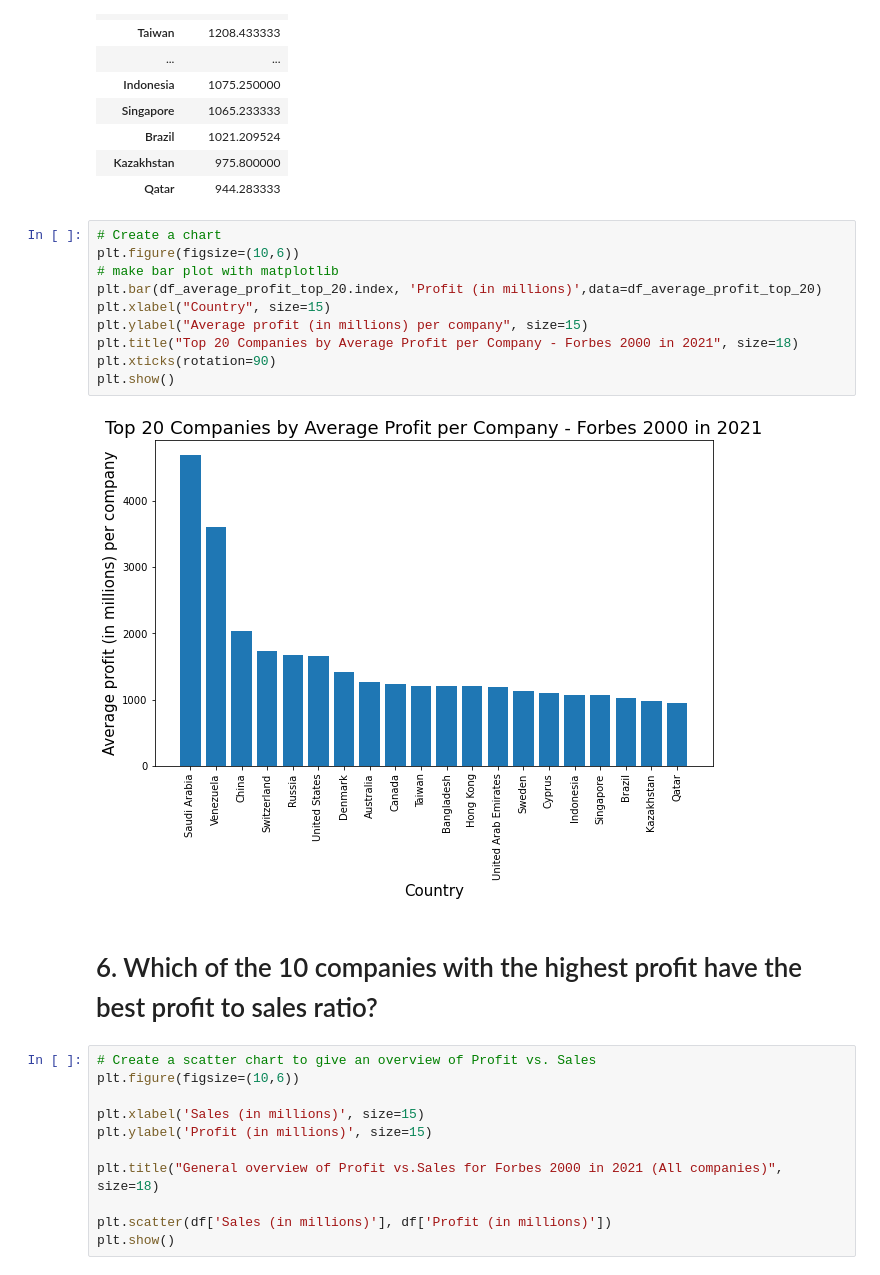
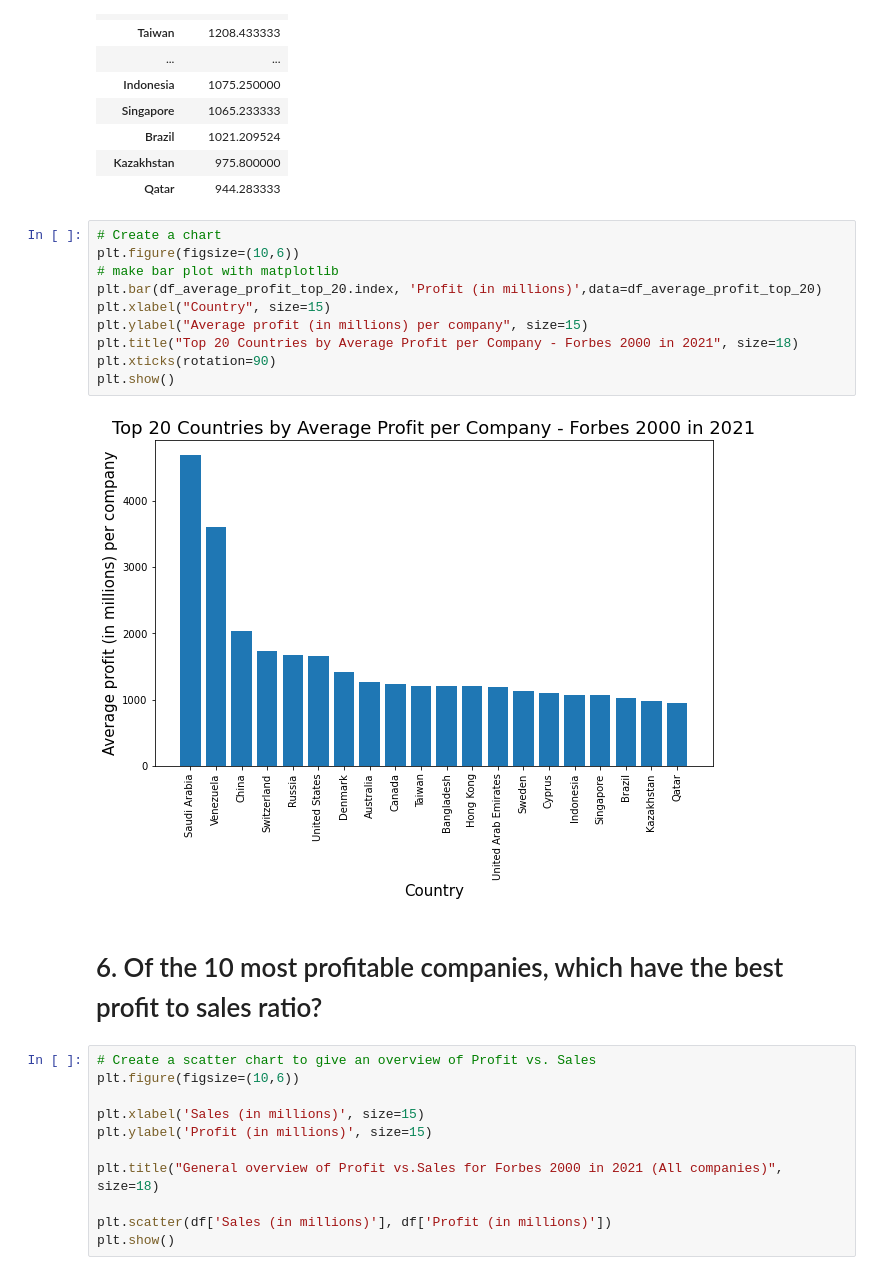
Before and after one commit to richardgourley/fortune-global-2000-in-2021, a Jupyter notebook: 4-visualizations.ipynb, the cells around one changed output. Drawn from its saved outputs; the diff is of its cells as text.

```diff
--- a/4-visualizations.ipynb
+++ b/4-visualizations.ipynb
@@ -175,17 +175,17 @@ df_average_profit_top_20
 # %%
 # Create a chart
 plt.figure(figsize=(10,6))
 # make bar plot with matplotlib
 plt.bar(df_average_profit_top_20.index, 'Profit (in millions)',data=df_average_profit_top_20)
 plt.xlabel("Country", size=15)
 plt.ylabel("Average profit (in millions) per company", size=15)
-plt.title("Top 20 Companies by Average Profit per Company - Forbes 2000 in 2021", size=18)
+plt.title("Top 20 Countries by Average Profit per Company - Forbes 2000 in 2021", size=18)
 plt.xticks(rotation=90)
 plt.show()
 # %% [output]
-[figure, old version]
+[figure, new version]
 # %% [markdown]
-# 6. Which of the 10 companies with the highest profit have the best profit to sales ratio?
+# 6. Of the 10 most profitable companies, which have the best profit to sales ratio?
 # %%
 # Create a scatter chart to give an overview of Profit vs. Sales
 plt.figure(figsize=(10,6))
```
Also changed, not shown: parts of 6 cells of this notebook, 1 other file.
